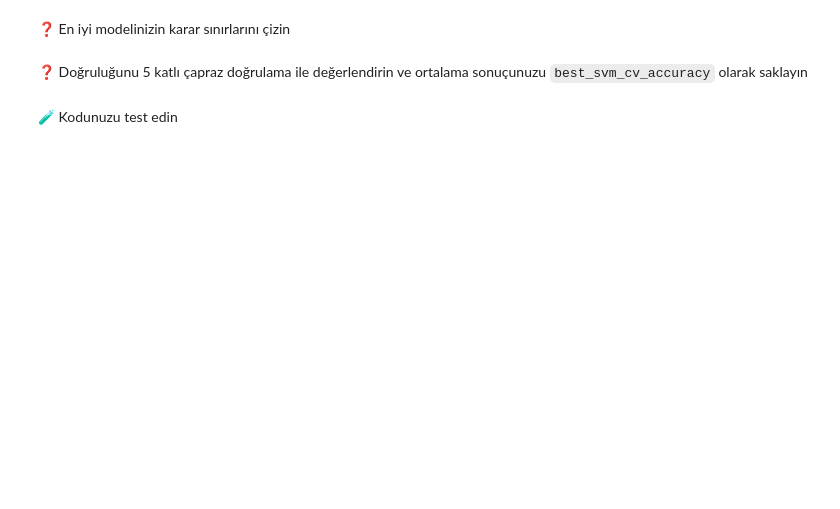
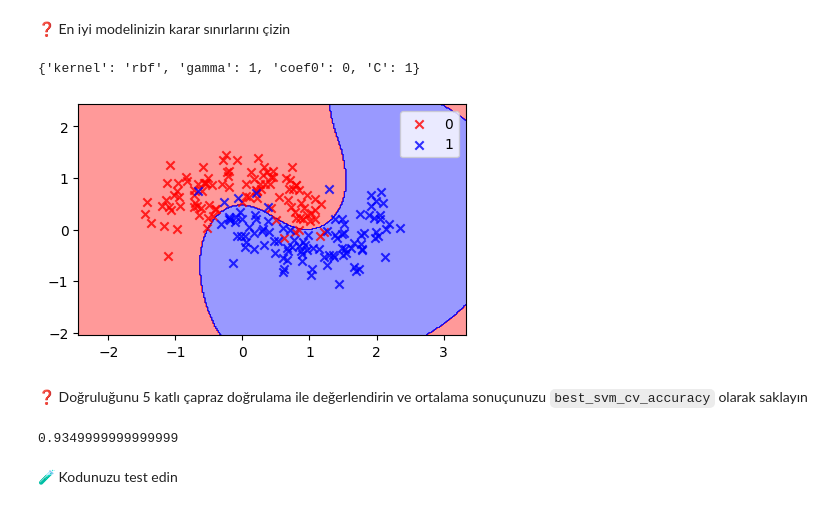
Before and after one commit to bnlozc/S16D5-S-data-svm, a Jupyter notebook: SVM.ipynb, the cells around one changed output. Cells and saved outputs as stored; diff of their text form; code cells hidden in the pictures; blank space fills up the shorter version.

Commit message:
Completed sigmoid_svm step

```diff
--- a/SVM.ipynb
+++ b/SVM.ipynb
@@ -462,0 +465,23 @@ Denemek için mantıklı değer aralıkları tanımlamak için yukarıdaki görs
+# %%
+%%time
+from sklearn.model_selection import RandomizedSearchCV
+from scipy import stats
+
+# Instanciate model
+model = SVC()
+
+# Hyperparameter search space
+search_space = {
+    'kernel': ['sigmoid', 'rbf'],
+    'C': [0.01, 0.1, 1,10,100,1000],
+    'gamma': [0,0.1,1,10,100],
+    'coef0': [0,0.1,1],
+}
+
+# Instanciate Random Search
+rsearch = RandomizedSearchCV(
+    model, search_space,
+    n_jobs=-1, scoring='accuracy', cv=3, n_iter=1000, verbose=0)
+
+
+rsearch.fit(X,y)
@@ -467,2 +499,11 @@ Denemek için mantıklı değer aralıkları tanımlamak için yukarıdaki görs
+# %%
+print(rsearch.best_params_)
+# %% [output]
+{'kernel': 'rbf', 'gamma': 1, 'coef0': 0, 'C': 1}
+# %%
+best_svm = rsearch.best_estimator_.fit(X,y)
+plot_decision_regions(X, y, classifier=best_svm)
+# %% [output]
+[figure, added]
 # %% [markdown]
 ❓ Doğruluğunu 5 katlı çapraz doğrulama ile değerlendirin ve ortalama sonuçunuzu `best_svm_cv_accuracy` olarak saklayın
@@ -471,3 +510,9 @@ Denemek için mantıklı değer aralıkları tanımlamak için yukarıdaki görs
+# %%
+from sklearn.model_selection import cross_val_score
+best_svm_cv_accuracy = cross_val_score(best_svm, X, y, cv=5).mean()
+best_svm_cv_accuracy
+# %% [output]
+0.9349999999999999
 # %% [markdown]
 🧪 Kodunuzu test edin
 # %%
```
Also changed, not shown: parts of 7 cells of this notebook, 1 other file.
